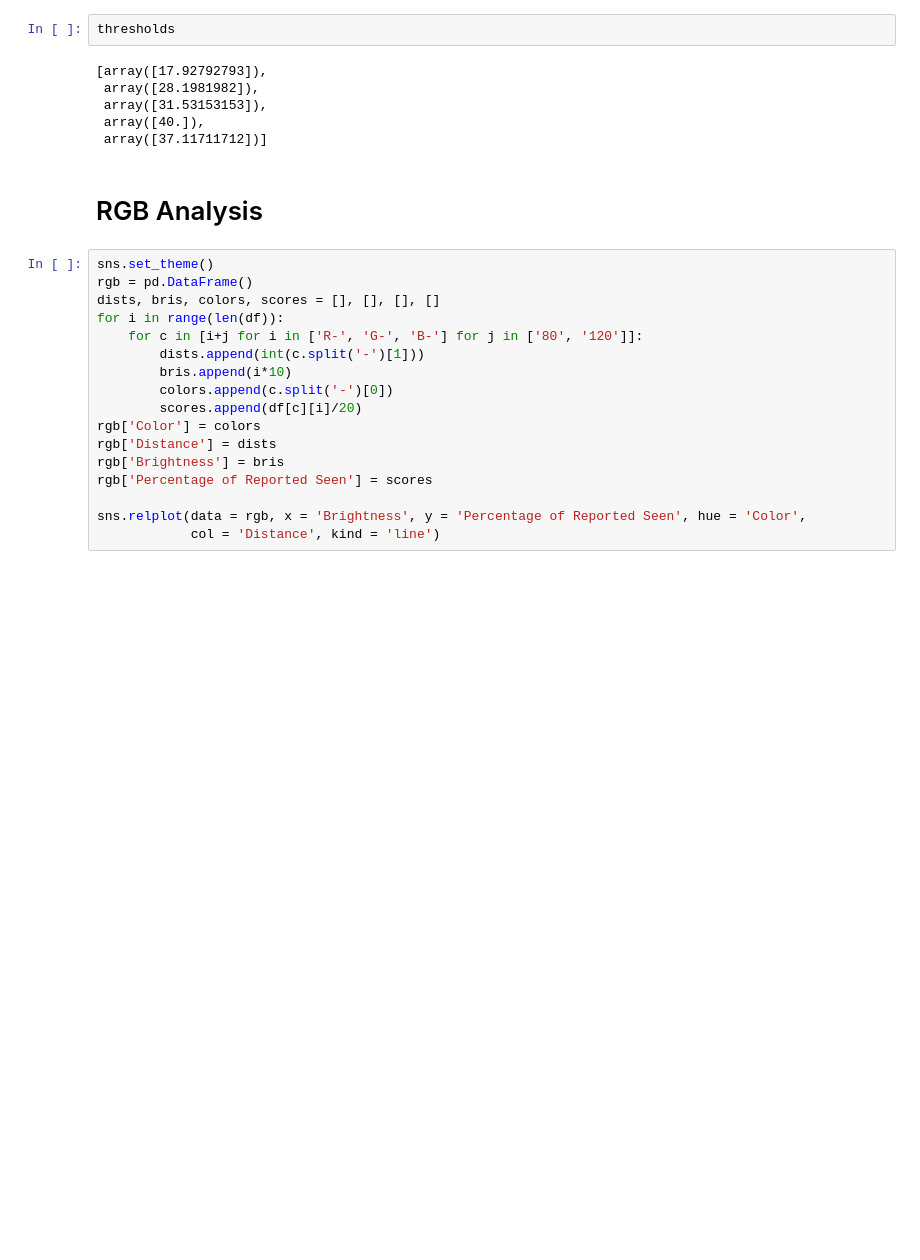
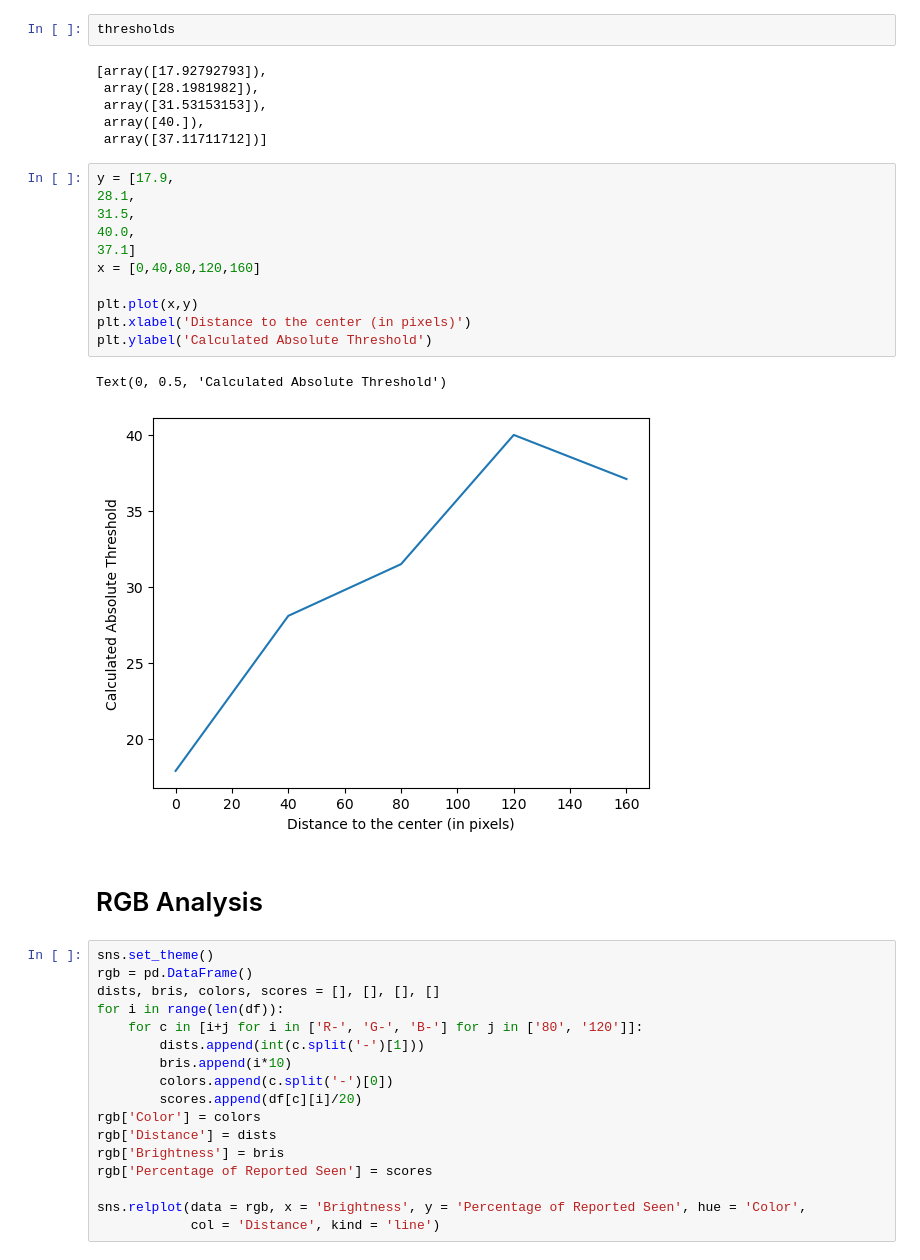
Before and after one commit to kadirberatyildirim/Neuroscience-Projects, a Jupyter notebook: psychophysics/analysis.ipynb, the cells around one changed output. Cells and saved outputs as stored; diff of their text form; blank space fills up the shorter version.

```diff
--- a/psychophysics/analysis.ipynb
+++ b/psychophysics/analysis.ipynb
@@ -119,6 +119,20 @@ thresholds
  array([31.53153153]),
  array([40.]),
  array([37.11711712])]
+# %%
+y = [17.9,
+28.1,
+31.5,
+40.0,
+37.1]
+x = [0,40,80,120,160]
+
+plt.plot(x,y)
+plt.xlabel('Distance to the center (in pixels)')
+plt.ylabel('Calculated Absolute Threshold')
+# %% [output]
+Text(0, 0.5, 'Calculated Absolute Threshold')
+[figure, added]
 # %% [markdown]
 # RGB Analysis
 # %%
```
Also changed, not shown: parts of 3 cells of this notebook.
